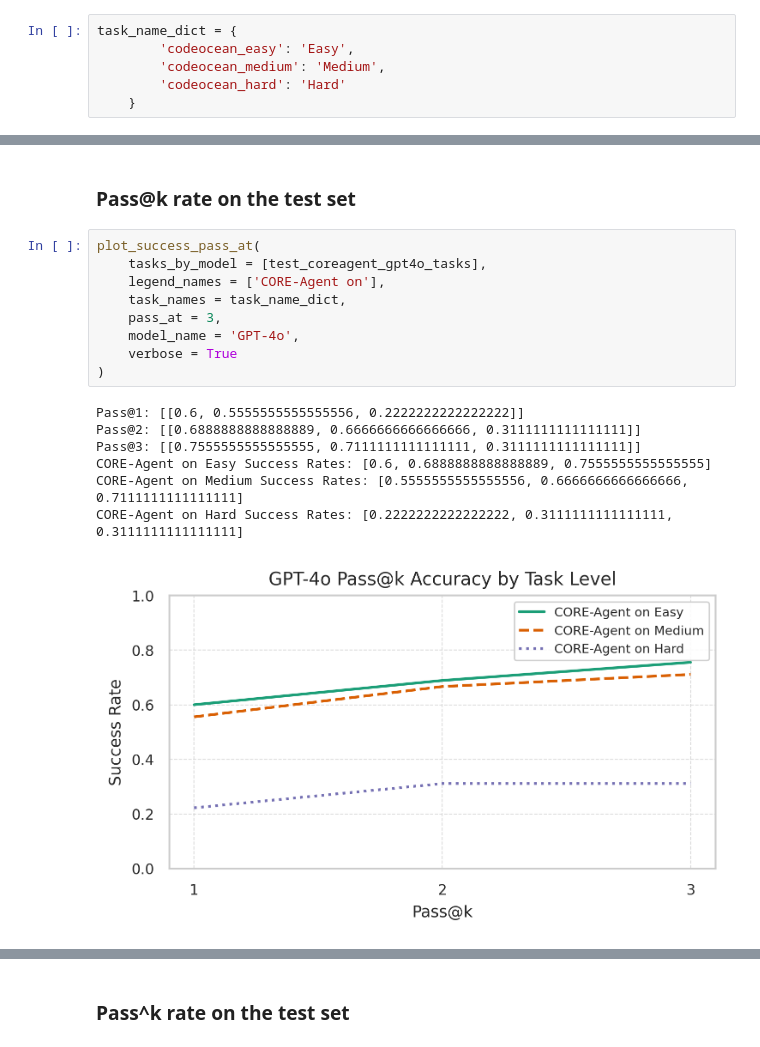
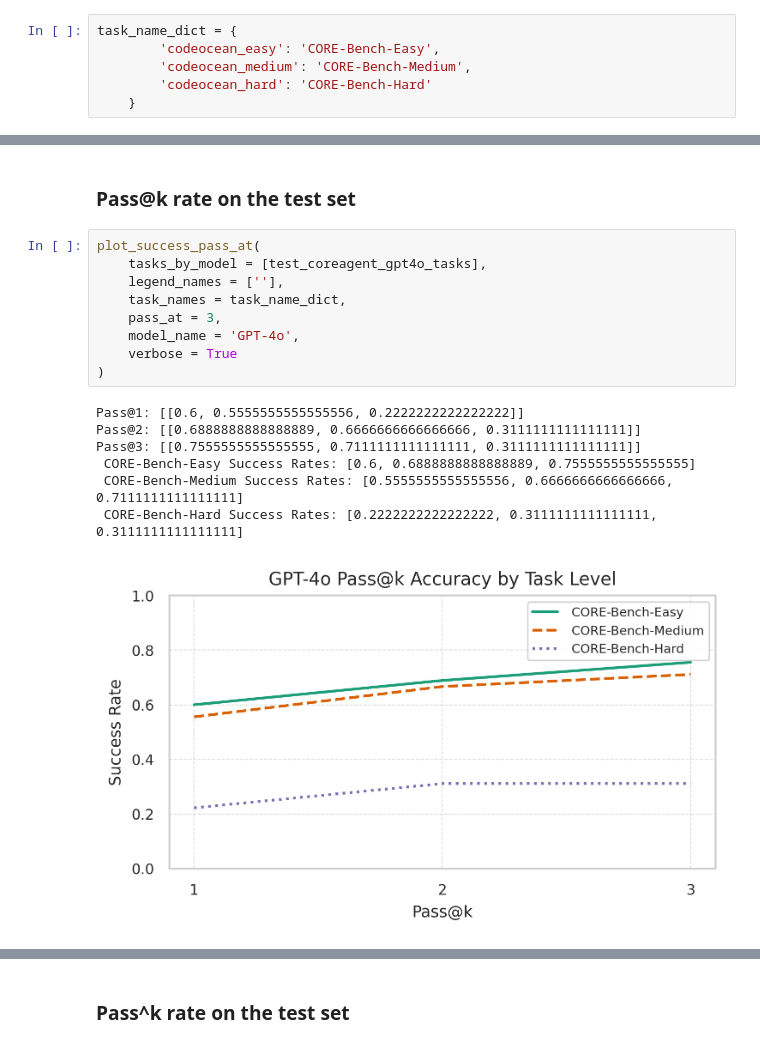
Before and after one commit to siegelz/core-bench, a Jupyter notebook: benchmark/paper_figures.ipynb, the cells around one changed output, grey strips where cells are left out. Cells and saved outputs as stored; diff of their text form.

```diff
--- a/benchmark/paper_figures.ipynb
+++ b/benchmark/paper_figures.ipynb
@@ -457,9 +452,9 @@ def plot_accuracy_vs_cost(tasks_by_agents, agent_labels, task_name_filter, xlim_
     plt.show()
 # %%
 task_name_dict = {
-        'codeocean_easy': 'Easy',
-        'codeocean_medium': 'Medium',
-        'codeocean_hard': 'Hard'
+        'codeocean_easy': 'CORE-Bench-Easy',
+        'codeocean_medium': 'CORE-Bench-Medium',
+        'codeocean_hard': 'CORE-Bench-Hard'
     }
 # %% [markdown]
 # Figures and Results
@@ -930,20 +926,20 @@ CORE-Agent with GPT-4o-mini    | Cost            |              $0.0445 ± $0.10
 # %%
 plot_success_pass_at(
     tasks_by_model = [test_coreagent_gpt4o_tasks],
-    legend_names = ['CORE-Agent on'],
+    legend_names = [''],
     task_names = task_name_dict,
     pass_at = 3,
     model_name = 'GPT-4o',
     verbose = True
 )
 # %% [output]
 Pass@1: [[0.6, 0.5555555555555556, 0.2222222222222222]]
 Pass@2: [[0.6888888888888889, 0.6666666666666666, 0.3111111111111111]]
 Pass@3: [[0.7555555555555555, 0.7111111111111111, 0.3111111111111111]]
-CORE-Agent on Easy Success Rates: [0.6, 0.6888888888888889, 0.7555555555555555]
-CORE-Agent on Medium Success Rates: [0.5555555555555556, 0.6666666666666666, 0.7111111111111111]
-CORE-Agent on Hard Success Rates: [0.2222222222222222, 0.3111111111111111, 0.3111111111111111]
+ CORE-Bench-Easy Success Rates: [0.6, 0.6888888888888889, 0.7555555555555555]
+ CORE-Bench-Medium Success Rates: [0.5555555555555556, 0.6666666666666666, 0.7111111111111111]
+ CORE-Bench-Hard Success Rates: [0.2222222222222222, 0.3111111111111111, 0.3111111111111111]
-[figure, old version]
+[figure, new version]
 # %%
 plot_success_pass_at(
     tasks_by_model = [test_coreagent_gpt4o_mini_tasks],
```
Also changed, not shown: parts of 9 cells of this notebook.
